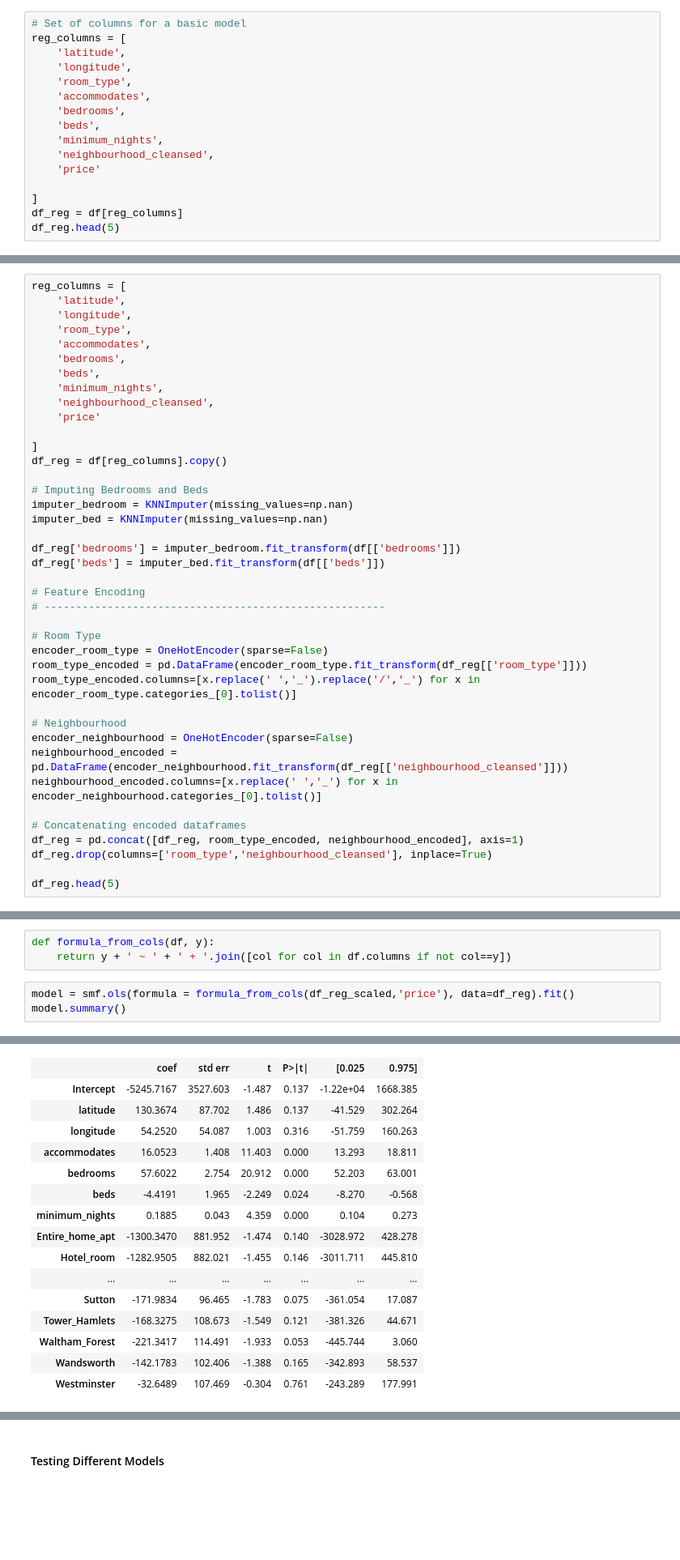
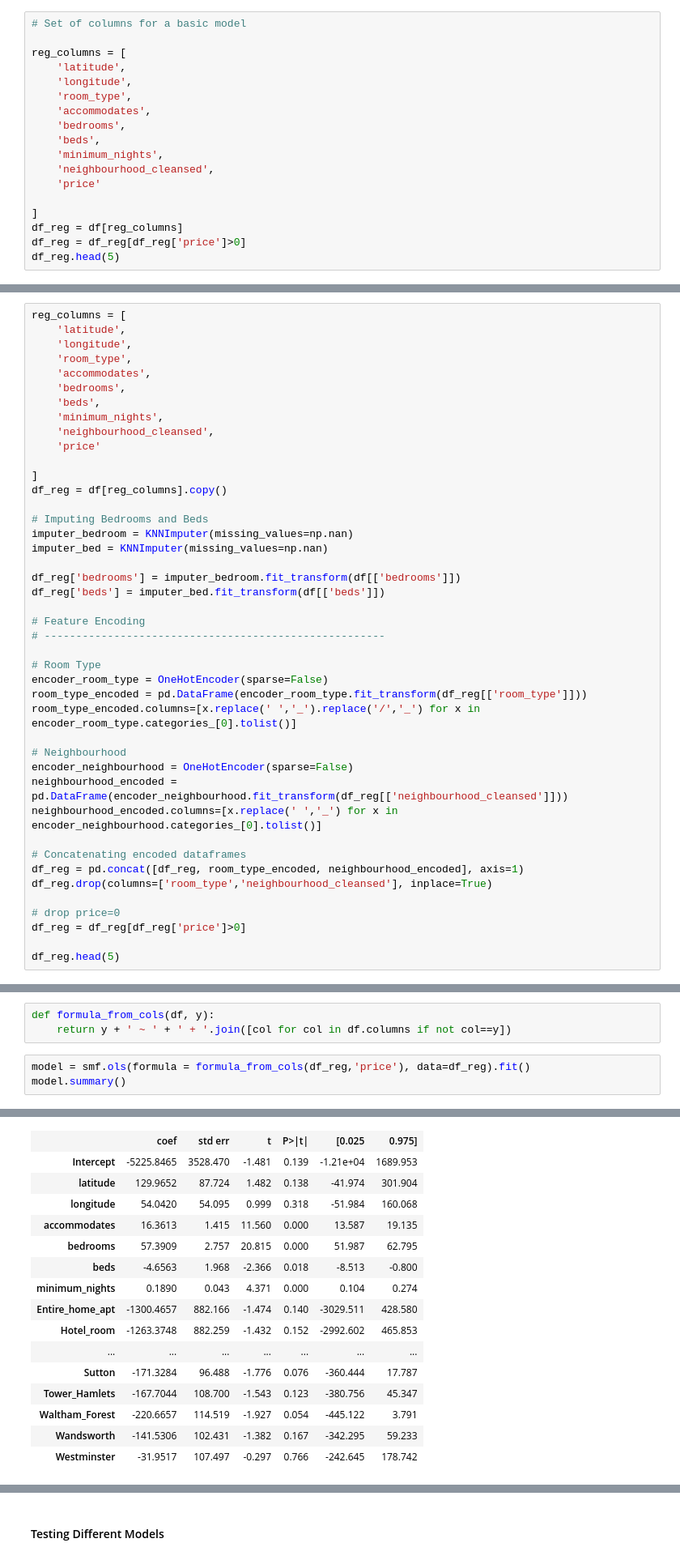
Before and after one commit to rreinhaus/airbnb_advice, a Jupyter notebook: notebooks/data_loading.ipynb, the cells around one changed output, grey strips where cells are left out. Shown at 81% size. Drawn from its saved outputs; the diff is of its cells as text; blank space fills up the shorter version.

```diff
--- a/notebooks/data_loading.ipynb
+++ b/notebooks/data_loading.ipynb
@@ -94,6 +99,7 @@ df.reset_index(drop=True,inplace=True)
 ## Basic Model
 # %%
 # Set of columns for a basic model
+
 reg_columns = [
     'latitude',
     'longitude',
@@ -107,6 +113,7 @@ reg_columns = [
 
 ]
 df_reg = df[reg_columns]
+df_reg = df_reg[df_reg['price']>0]
 df_reg.head(5)
 # %% [output]
 |  | latitude | longitude | room_type | accommodates | bedrooms | beds | minimum_nights | neighbourhood_cleansed | ... |
@@ -256,6 +306,9 @@ neighbourhood_encoded.columns=[x.replace(' ','_') for x in encoder_neighbourhood
 df_reg = pd.concat([df_reg, room_type_encoded, neighbourhood_encoded], axis=1)
 df_reg.drop(columns=['room_type','neighbourhood_cleansed'], inplace=True)
 
+# drop price=0
+df_reg = df_reg[df_reg['price']>0]
+
 df_reg.head(5)
 # %% [output]
 |  | latitude | longitude | accommodates | bedrooms | beds | minimum_nights | price | Entire_home_apt | ... |
@@ -289,7 +339,7 @@ df_reg_scaled = pd.DataFrame(scaler.fit_transform(df_reg), columns=list(df_reg.c
 def formula_from_cols(df, y):
     return y + ' ~ ' + ' + '.join([col for col in df.columns if not col==y])
 # %%
-model = smf.ols(formula = formula_from_cols(df_reg_scaled,'price'), data=df_reg).fit()
+model = smf.ols(formula = formula_from_cols(df_reg,'price'), data=df_reg).fit()
 model.summary()
 # %% [output]
 OLS Regression Results
@@ -303,18 +353,18 @@ OLS Regression Results
 | Df Model: | 41 |  |  |
 | Covariance Type: | nonrobust |  |  |
 |  | coef | std err | t | P>|t| | [0.025 | 0.975] |
-| Intercept | -5245.7167 | 3527.603 | -1.487 | 0.137 | -1.22e+04 | 1668.385 |
-| latitude | 130.3674 | 87.702 | 1.486 | 0.137 | -41.529 | 302.264 |
-| longitude | 54.2520 | 54.087 | 1.003 | 0.316 | -51.759 | 160.263 |
-| accommodates | 16.0523 | 1.408 | 11.403 | 0.000 | 13.293 | 18.811 |
-| bedrooms | 57.6022 | 2.754 | 20.912 | 0.000 | 52.203 | 63.001 |
-| beds | -4.4191 | 1.965 | -2.249 | 0.024 | -8.270 | -0.568 |
-| minimum_nights | 0.1885 | 0.043 | 4.359 | 0.000 | 0.104 | 0.273 |
-| Entire_home_apt | -1300.3470 | 881.952 | -1.474 | 0.140 | -3028.972 | 428.278 |
-| Hotel_room | -1282.9505 | 882.021 | -1.455 | 0.146 | -3011.711 | 445.810 |
+| Intercept | -5225.8465 | 3528.470 | -1.481 | 0.139 | -1.21e+04 | 1689.953 |
+| latitude | 129.9652 | 87.724 | 1.482 | 0.138 | -41.974 | 301.904 |
+| longitude | 54.0420 | 54.095 | 0.999 | 0.318 | -51.984 | 160.068 |
+| accommodates | 16.3613 | 1.415 | 11.560 | 0.000 | 13.587 | 19.135 |
+| bedrooms | 57.3909 | 2.757 | 20.815 | 0.000 | 51.987 | 62.795 |
+| beds | -4.6563 | 1.968 | -2.366 | 0.018 | -8.513 | -0.800 |
+| minimum_nights | 0.1890 | 0.043 | 4.371 | 0.000 | 0.104 | 0.274 |
+| Entire_home_apt | -1300.4657 | 882.166 | -1.474 | 0.140 | -3029.511 | 428.580 |
+| Hotel_room | -1263.3748 | 882.259 | -1.432 | 0.152 | -2992.602 | 465.853 |
 | ... | ... | ... | ... | ... | ... | ... |
-| Sutton | -171.9834 | 96.465 | -1.783 | 0.075 | -361.054 | 17.087 |
-| Tower_Hamlets | -168.3275 | 108.673 | -1.549 | 0.121 | -381.326 | 44.671 |
-| Waltham_Forest | -221.3417 | 114.491 | -1.933 | 0.053 | -445.744 | 3.060 |
-| Wandsworth | -142.1783 | 102.406 | -1.388 | 0.165 | -342.893 | 58.537 |
-| Westminster | -32.6489 | 107.469 | -0.304 | 0.761 | -243.289 | 177.991 |
+| Sutton | -171.3284 | 96.488 | -1.776 | 0.076 | -360.444 | 17.787 |
+| Tower_Hamlets | -167.7044 | 108.700 | -1.543 | 0.123 | -380.756 | 45.347 |
+| Waltham_Forest | -220.6657 | 114.519 | -1.927 | 0.054 | -445.122 | 3.791 |
+| Wandsworth | -141.5306 | 102.431 | -1.382 | 0.167 | -342.295 | 59.233 |
+| Westminster | -31.9517 | 107.497 | -0.297 | 0.766 | -242.645 | 178.742 |
```
Also changed, not shown: parts of 60 cells of this notebook, 1 other file.
